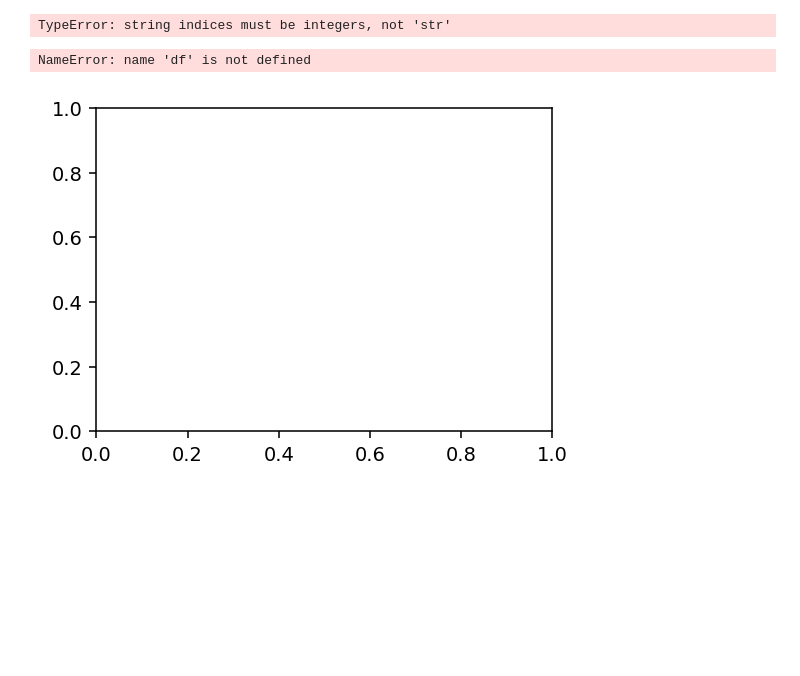
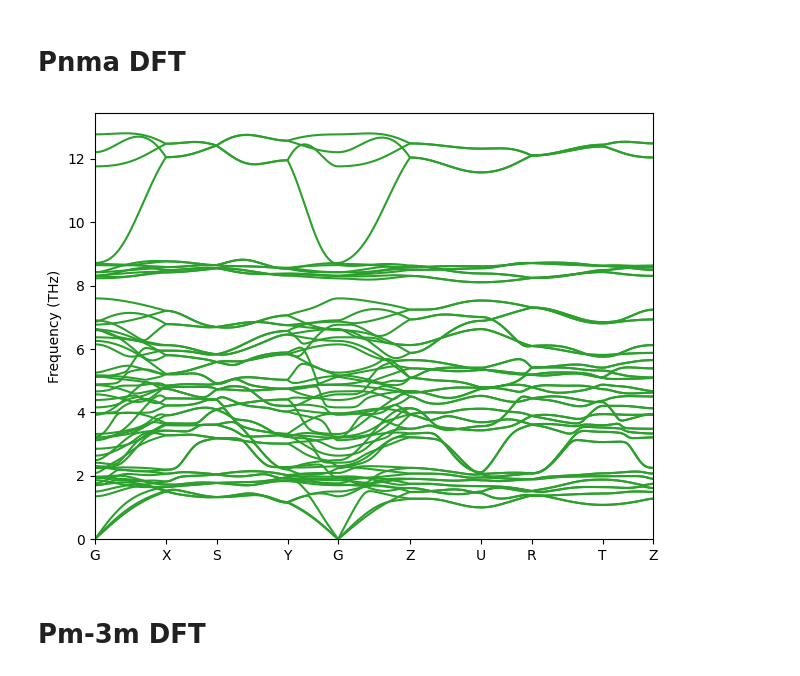
Before and after one commit to NU-CEM/2024_BaZrS3_Phase_Transitions, a Jupyter notebook: Fig2.ipynb, the cells around one changed output. Cells and saved outputs as stored; diff of their text form; code cells hidden in the pictures; blank space fills up the shorter version.

```diff
--- a/Fig2.ipynb
+++ b/Fig2.ipynb
@@ -11,0 +61,19 @@ from matplotlib import pyplot as plt
+# %% [markdown]
+# Pnma DFT
+# %%
+path = "GXSYGZURTZ"
+special_points = dict(
+    G = [0,0,0],
+    R = [1/2, 1/2, 1/2],
+    S = [1/2, 1/2, 0],
+    T = [0, 1/2, 1/2],
+    U = [1/2, 0, 1/2],
+    X = [1/2, 0, 0],
+    Y = [0, 1/2, 0],
+    Z = [0 ,0, 1/2]
+)
+path_list = []
+for start, stop in zip(path[:-1], path[1:]):
+    start = special_points[start]
+    stop = special_points[stop]
+    path_list.append(np.linspace(start, stop, 100))
@@ -12 +87,19 @@ from matplotlib import pyplot as plt
+# %%
+fig, ax = plt.subplots()
+ax.set_ylabel('Frequency (THz)')
+
+xticks = [d[0] for d in phonopy_dists] + [phonopy_dists[-1][-1]]
+ax.set_xticks(xticks)
+ax.set_xticklabels(list(path))
+
+ax.plot(np.hstack(phonopy_dists), np.vstack(phonopy_freqs), color='tab:green')
+ax.set_xlim(np.hstack(phonopy_dists).min(),np.hstack(phonopy_dists).max())
+ax.set_ylim(np.vstack(phonopy_freqs).min())
+
+fig.tight_layout()
+fig.savefig('HSE_DFT_Pnma_phonons.png')
+# %% [output]
+[figure, added]
+# %% [markdown]
+# Pm-3m DFT
 # %%
@@ -22,39 +115,3 @@ for start, stop in zip(path[:-1], path[1:]):
     start = special_points[start]
     stop = special_points[stop]
     path_list.append(np.linspace(start, stop, 100))
-# %%
-phonon_DFT = phonopy.load("BaZrS3_tilt_62/phonons/phonopy/output/phonopy.yaml")
-phonon_DFT.run_band_structure([path['explicit_kpoints_rel']])
-band_DFT = phonon_DFT.get_band_structure_dict()
-df_DFT = DataFrame(band_DFT['frequencies'][0])
-df_DFT.index = path['explicit_kpoints_linearcoord']
-# %% [output]
-TypeError: string indices must be integers, not 'str'
-# %%
-fig, ax = plt.subplots(figsize=(4.2, 3), dpi=140)
-
-for col in df.columns:
-    ax.plot(df_DFT.index, df_DFT[col], color='green')
-ax.set_xlim(df_DFT.index.min(), df_DFT.index.max())
-
-ax.set_ylabel('Frequency (THz)')
-ax2 = ax.twinx()
-ax2.set_ylabel('Frequency (cm$^{-1}$)')
-ax2.set_ylim(THzToCm * np.array(ax.get_ylim()))
-
-# beautify the labels on the x-axis
-labels = path['explicit_kpoints_labels']
-labels = ['$\Gamma$' if m == 'GAMMA' else m for m in labels]
-labels = [m.replace('_', '$_') + '$' if '_' in m else m for m in labels]
-df_path = DataFrame(dict(labels=labels,
-                         positions=path['explicit_kpoints_linearcoord']))
-df_path.drop(df_path.index[df_path.labels == ''], axis=0, inplace=True)
-ax.set_xticks(df_path.positions)
-ax.set_xticklabels(df_path.labels)
-for xp in df_path.positions:
-    ax.axvline(xp, color='0.8')
-
-plt.tight_layout()
-# %% [output]
-NameError: name 'df' is not defined
-[figure, removed]
```
Also changed, not shown: parts of 10 cells of this notebook.
